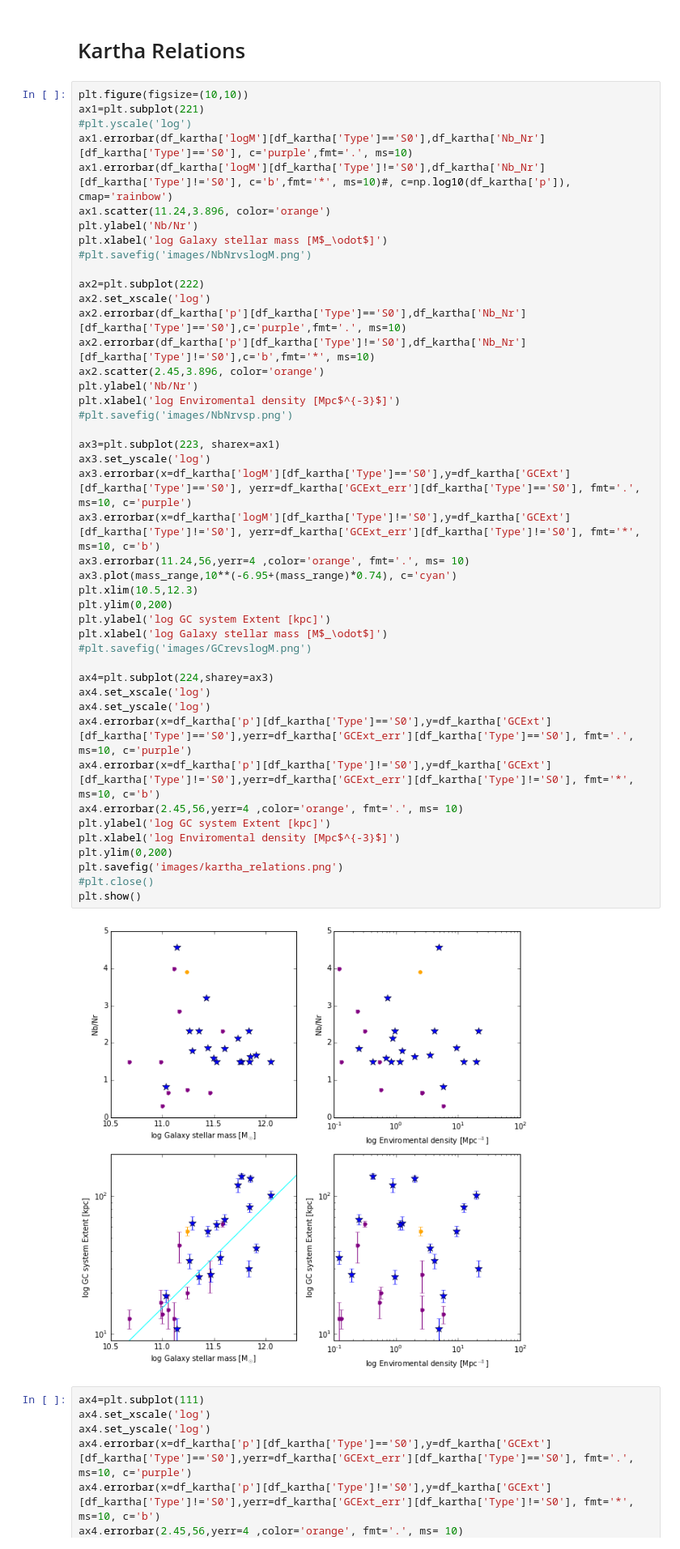
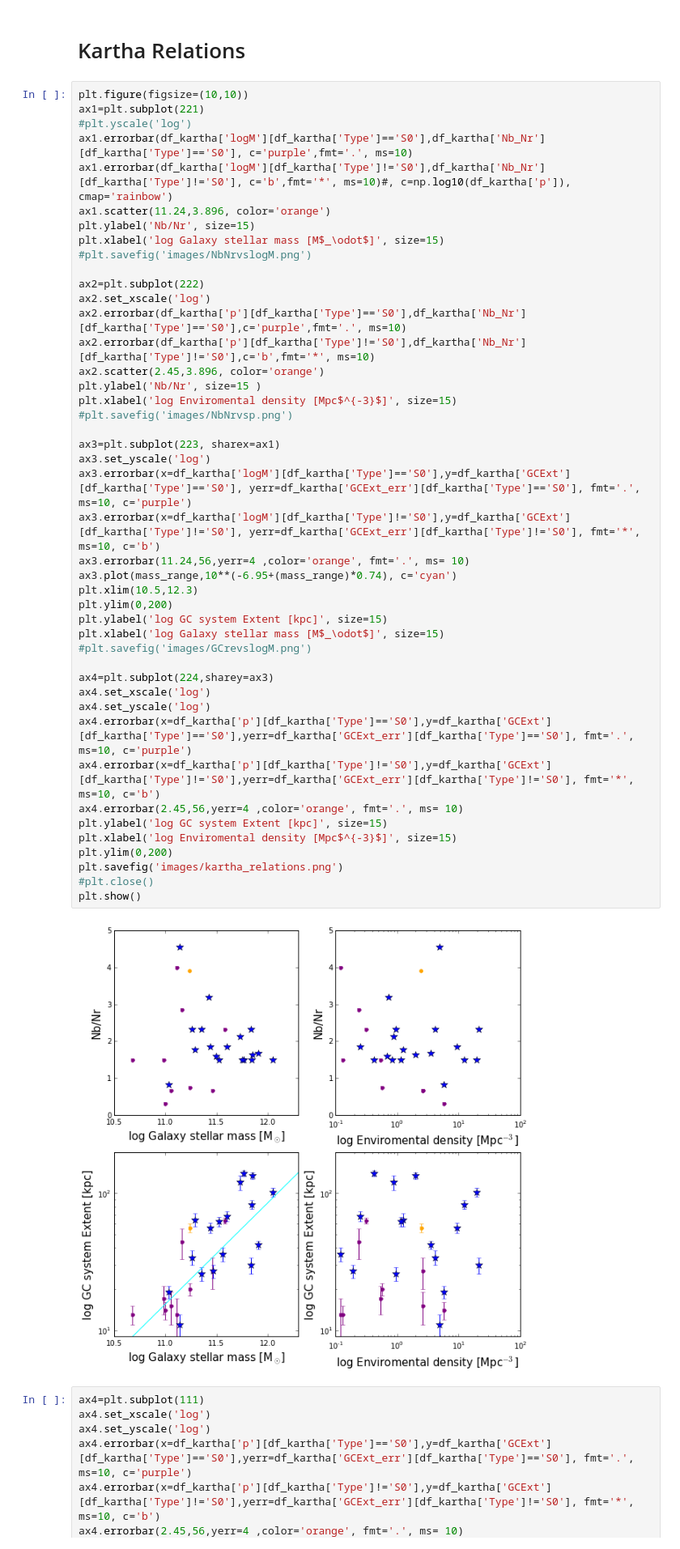
Before and after one commit to leoniechevalier/Swinburne_NGC4526, a Jupyter notebook: Candidate Analysis.ipynb, the cells around one changed output. Shown: that part at 81% size. Drawn from its saved outputs; the diff is of its cells as text.

```diff
--- a/Candidate Analysis.ipynb
+++ b/Candidate Analysis.ipynb
@@ -2242,45 +2236,45 @@ ax1=plt.subplot(221)
 ax1.errorbar(df_kartha['logM'][df_kartha['Type']=='S0'],df_kartha['Nb_Nr'][df_kartha['Type']=='S0'], c='purple',fmt='.', ms=10)
 ax1.errorbar(df_kartha['logM'][df_kartha['Type']!='S0'],df_kartha['Nb_Nr'][df_kartha['Type']!='S0'], c='b',fmt='*', ms=10)#, c=np.log10(df_kartha['p']), cmap='rainbow')
 ax1.scatter(11.24,3.896, color='orange')
-plt.ylabel('Nb/Nr')
-plt.xlabel('log Galaxy stellar mass [M$_\odot$]')
+plt.ylabel('Nb/Nr', size=15)
+plt.xlabel('log Galaxy stellar mass [M$_\odot$]', size=15)
 #plt.savefig('images/NbNrvslogM.png')
 
 ax2=plt.subplot(222)
 ax2.set_xscale('log')
 ax2.errorbar(df_kartha['p'][df_kartha['Type']=='S0'],df_kartha['Nb_Nr'][df_kartha['Type']=='S0'],c='purple',fmt='.', ms=10)
 ax2.errorbar(df_kartha['p'][df_kartha['Type']!='S0'],df_kartha['Nb_Nr'][df_kartha['Type']!='S0'],c='b',fmt='*', ms=10)
 ax2.scatter(2.45,3.896, color='orange')
-plt.ylabel('Nb/Nr')
-plt.xlabel('log Enviromental density [Mpc$^{-3}$]')
+plt.ylabel('Nb/Nr', size=15 )
+plt.xlabel('log Enviromental density [Mpc$^{-3}$]', size=15)
 #plt.savefig('images/NbNrvsp.png')
 
 ax3=plt.subplot(223, sharex=ax1)
 ax3.set_yscale('log')
 ax3.errorbar(x=df_kartha['logM'][df_kartha['Type']=='S0'],y=df_kartha['GCExt'][df_kartha['Type']=='S0'], yerr=df_kartha['GCExt_err'][df_kartha['Type']=='S0'], fmt='.', ms=10, c='purple')
 ax3.errorbar(x=df_kartha['logM'][df_kartha['Type']!='S0'],y=df_kartha['GCExt'][df_kartha['Type']!='S0'], yerr=df_kartha['GCExt_err'][df_kartha['Type']!='S0'], fmt='*', ms=10, c='b')
 ax3.errorbar(11.24,56,yerr=4 ,color='orange', fmt='.', ms= 10)
 ax3.plot(mass_range,10**(-6.95+(mass_range)*0.74), c='cyan')
 plt.xlim(10.5,12.3)
 plt.ylim(0,200)
-plt.ylabel('log GC system Extent [kpc]')
-plt.xlabel('log Galaxy stellar mass [M$_\odot$]')
+plt.ylabel('log GC system Extent [kpc]', size=15)
+plt.xlabel('log Galaxy stellar mass [M$_\odot$]', size=15)
 #plt.savefig('images/GCrevslogM.png')
 
 ax4=plt.subplot(224,sharey=ax3)
 ax4.set_xscale('log')
 ax4.set_yscale('log')
 ax4.errorbar(x=df_kartha['p'][df_kartha['Type']=='S0'],y=df_kartha['GCExt'][df_kartha['Type']=='S0'],yerr=df_kartha['GCExt_err'][df_kartha['Type']=='S0'], fmt='.', ms=10, c='purple')
 ax4.errorbar(x=df_kartha['p'][df_kartha['Type']!='S0'],y=df_kartha['GCExt'][df_kartha['Type']!='S0'],yerr=df_kartha['GCExt_err'][df_kartha['Type']!='S0'], fmt='*', ms=10, c='b')
 ax4.errorbar(2.45,56,yerr=4 ,color='orange', fmt='.', ms= 10)
-plt.ylabel('log GC system Extent [kpc]')
-plt.xlabel('log Enviromental density [Mpc$^{-3}$]')
+plt.ylabel('log GC system Extent [kpc]', size=15)
+plt.xlabel('log Enviromental density [Mpc$^{-3}$]', size=15)
 plt.ylim(0,200)
 plt.savefig('images/kartha_relations.png')
 #plt.close()
 plt.show()
 # %% [output]
-[figure, old version]
+[figure, new version]
 # %%
 ax4=plt.subplot(111)
 ax4.set_xscale('log')
```
Also changed, not shown: parts of 8 cells of this notebook.
